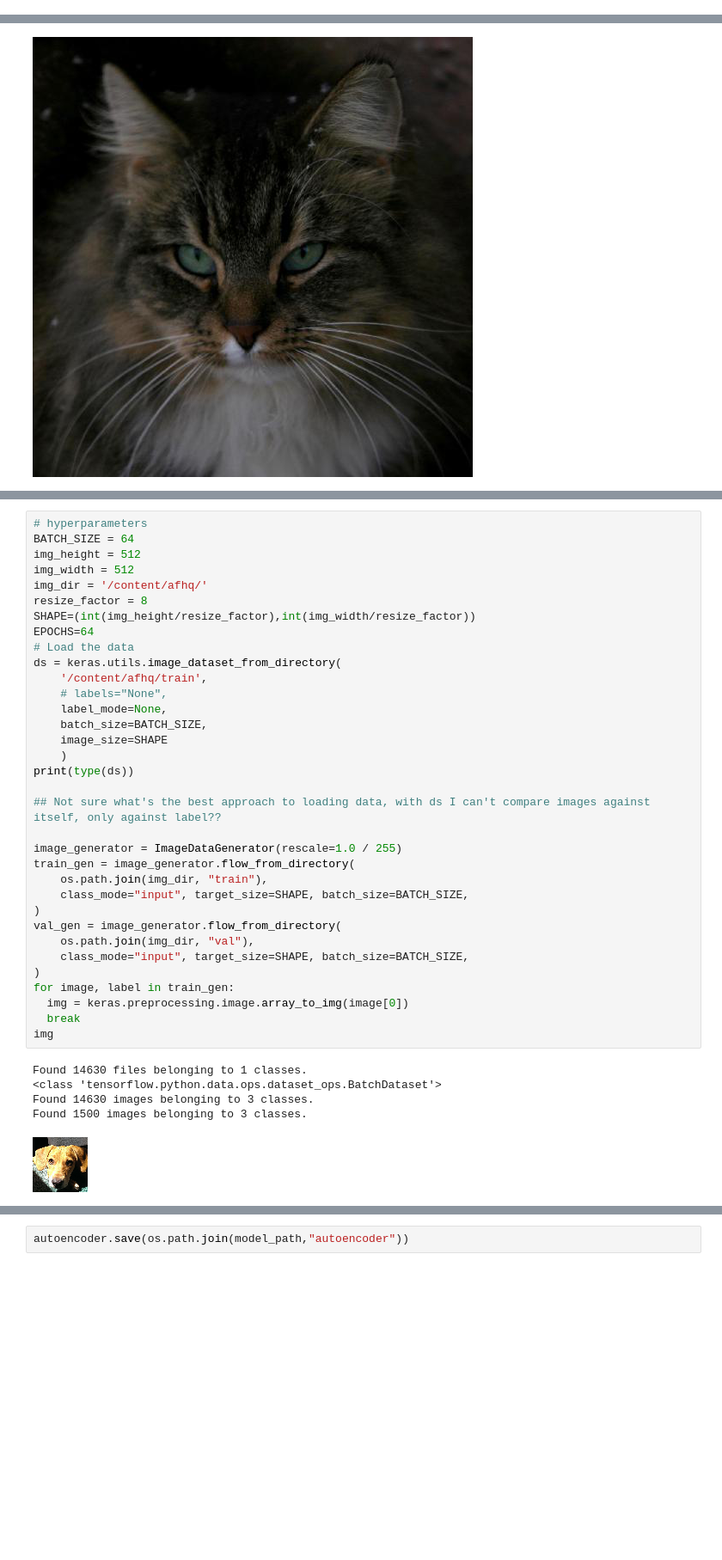
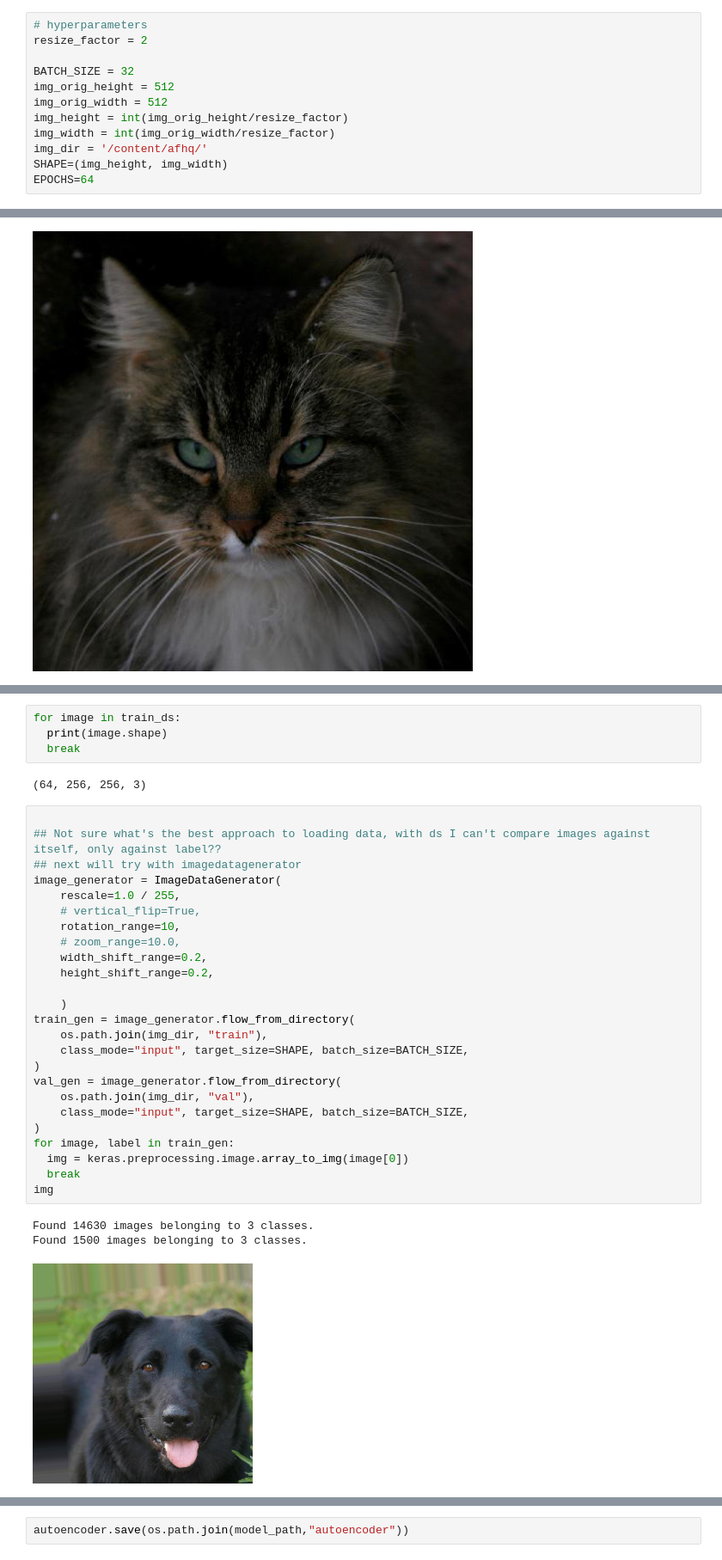
Before and after one commit to luca-arts/luca-arts.github.io, a Jupyter notebook: knowledge/AI/notebooks/Animal_faces_latent_interpolation.ipynb, the cells around one changed output, grey strips where cells are left out. Shown at 86% size. Cells and saved outputs as stored; diff of their text form; blank space fills up the shorter version.

```diff
--- a/knowledge/AI/notebooks/Animal_faces_latent_interpolation.ipynb
+++ b/knowledge/AI/notebooks/Animal_faces_latent_interpolation.ipynb
@@ -73,0 +76,12 @@ model_path = "/content/gdrive/MyDrive/AI/latent_interpolation/{}".format(model_s
+# %%
+# hyperparameters
+resize_factor = 2
+
+BATCH_SIZE = 32
+img_orig_height = 512
+img_orig_width = 512
+img_height = int(img_orig_height/resize_factor)
+img_width = int(img_orig_width/resize_factor)
+img_dir = '/content/afhq/'
+SHAPE=(img_height, img_width)
+EPOCHS=64
@@ -113,42 +316,37 @@ test_img
+# %%
+for image in train_ds:
+  print(image.shape)
+  break
+# %% [output]
+(64, 256, 256, 3)
 # %%
-# hyperparameters
-BATCH_SIZE = 64
-img_height = 512
-img_width = 512
-img_dir = '/content/afhq/'
-resize_factor = 8
-SHAPE=(int(img_height/resize_factor),int(img_width/resize_factor))
-EPOCHS=64
-# Load the data
-ds = keras.utils.image_dataset_from_directory(
-    '/content/afhq/train',
-    # labels="None",
-    label_mode=None,
-    batch_size=BATCH_SIZE,
-    image_size=SHAPE
-    )
-print(type(ds))
 
 ## Not sure what's the best approach to loading data, with ds I can't compare images against itself, only against label??
+## next will try with imagedatagenerator
+image_generator = ImageDataGenerator(
+    rescale=1.0 / 255,
+    # vertical_flip=True,
+    rotation_range=10,
+    # zoom_range=10.0,
+    width_shift_range=0.2,
+    height_shift_range=0.2,
 
-image_generator = ImageDataGenerator(rescale=1.0 / 255)
+    )
 train_gen = image_generator.flow_from_directory(
     os.path.join(img_dir, "train"),
     class_mode="input", target_size=SHAPE, batch_size=BATCH_SIZE,
 )
 val_gen = image_generator.flow_from_directory(
     os.path.join(img_dir, "val"),
     class_mode="input", target_size=SHAPE, batch_size=BATCH_SIZE,
 )
 for image, label in train_gen:
   img = keras.preprocessing.image.array_to_img(image[0])
   break
 img
 # %% [output]
-Found 14630 files belonging to 1 classes.
-<class 'tensorflow.python.data.ops.dataset_ops.BatchDataset'>
 Found 14630 images belonging to 3 classes.
 Found 1500 images belonging to 3 classes.
-[figure, old version]
+[figure, new version]
 # %%
 # show the first example of the batch
```
Also changed, not shown: parts of 33 cells of this notebook.
